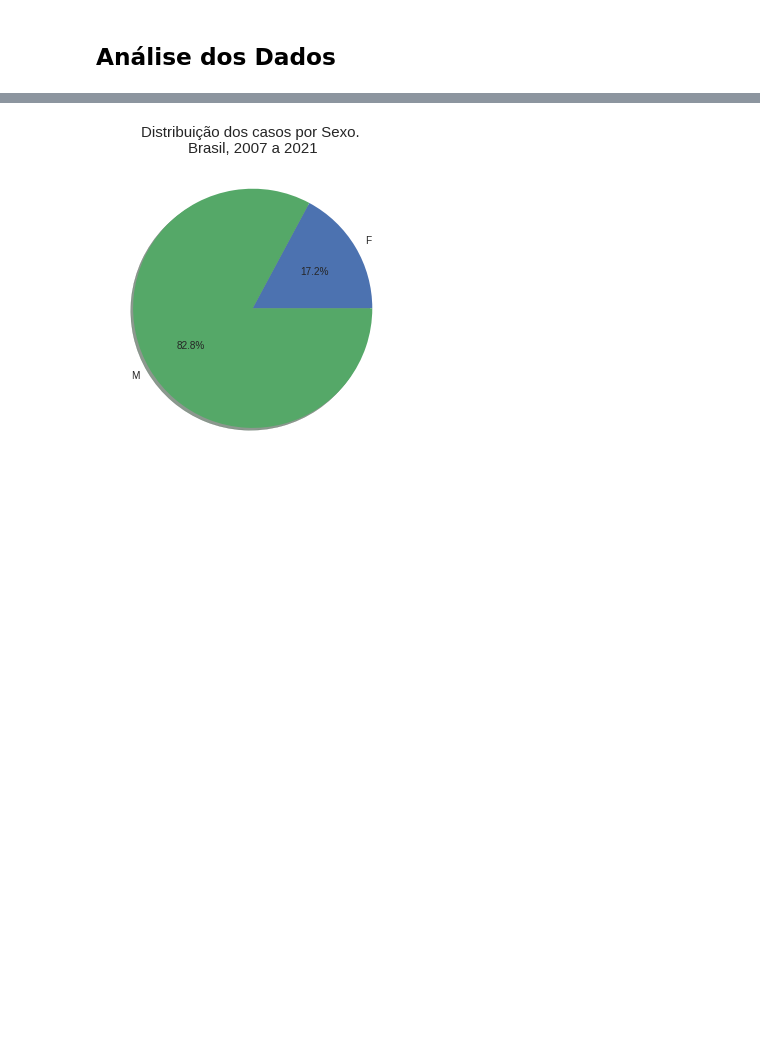
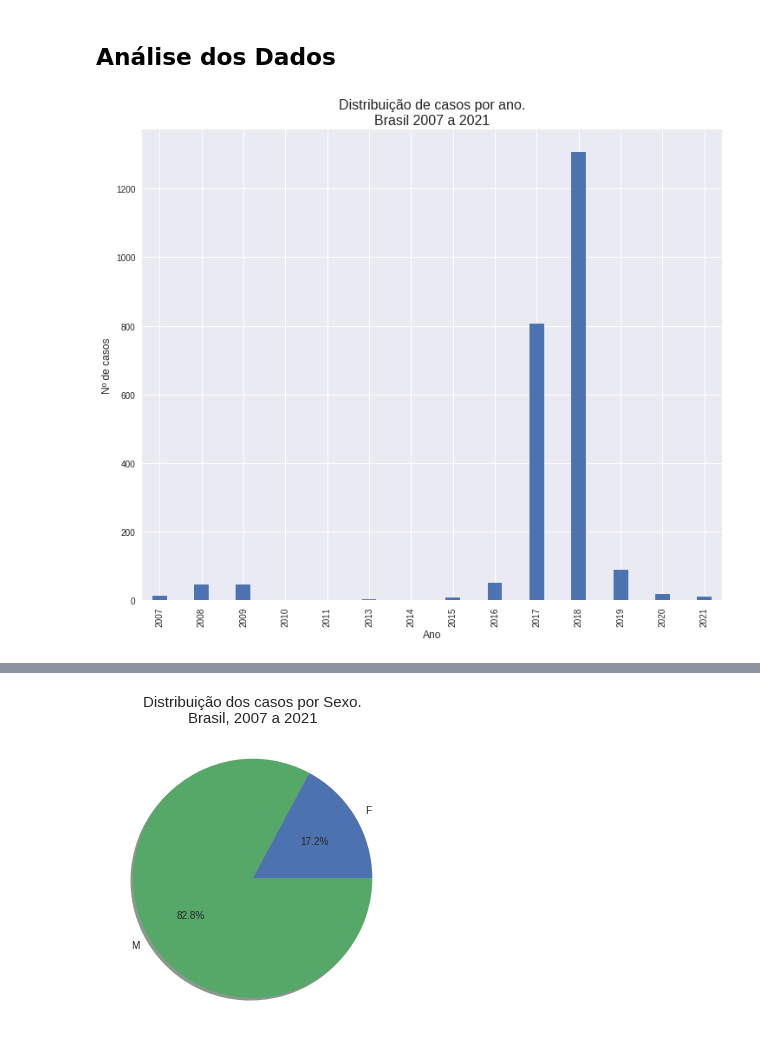
Before and after one commit to pedrosena138/if1007-tasi4, a Jupyter notebook: Analise_de_casos_de_febre_amarela_em_humanos.ipynb, the cells around one changed output, grey strips where cells are left out. Saved outputs shown, nothing was run; the diff lists cells and outputs as text; code cells hidden in the pictures; blank space fills up the shorter version.

```diff
--- a/Analise_de_casos_de_febre_amarela_em_humanos.ipynb
+++ b/Analise_de_casos_de_febre_amarela_em_humanos.ipynb
@@ -140,3 +181,12 @@ See the caveats in the documentation: https://pandas.pydata.org/pandas-docs/stab
   if __name__ == '__main__':
 # %% [markdown]
 ## Análise dos Dados
+# %%
+df_2007.groupby('ANO_IS').size().plot(kind='bar', width=.35, figsize=(12,10))
+
+plt.xlabel('Ano', fontsize=12)
+plt.ylabel('Nº de casos', fontsize=12)
+plt.title('Distribuição de casos por ano.\nBrasil 2007 a 2021', fontsize=16)
+plt.show()
+# %% [output]
+[figure, added]
```
Also changed, not shown: parts of 13 cells of this notebook.
